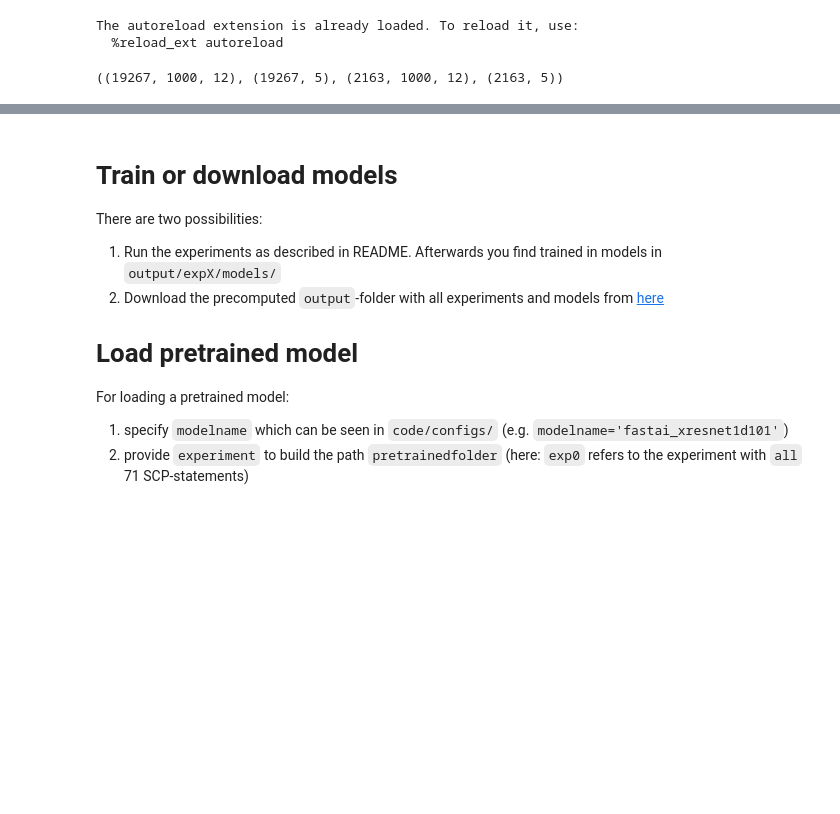
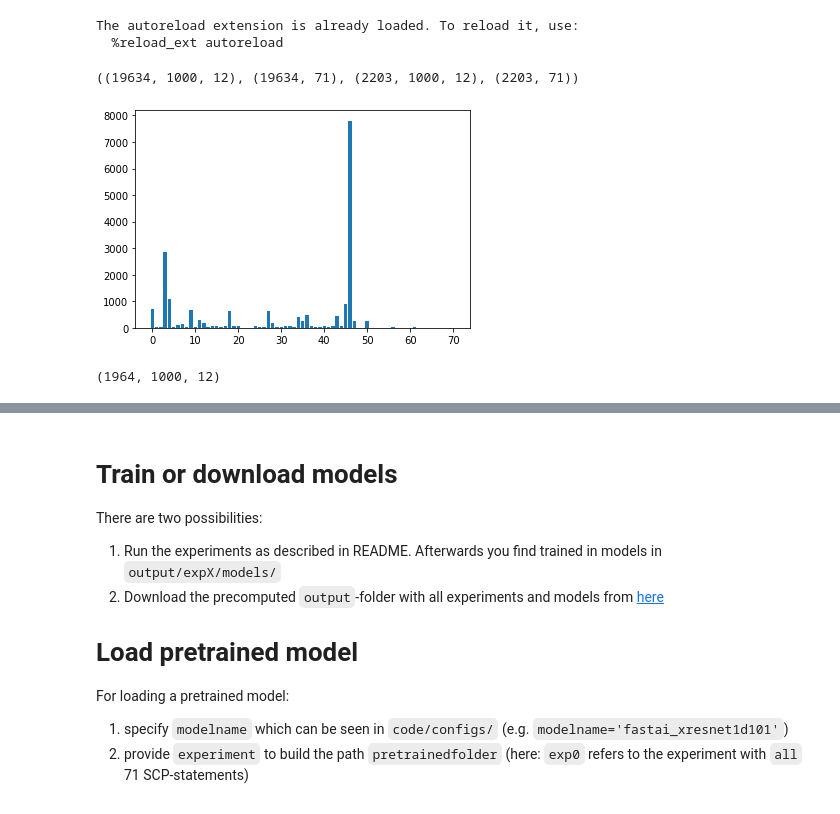
Before and after one commit to helme/ecg_ptbxl_benchmarking, a Jupyter notebook: My_Finetuning.ipynb, the cells around one changed output, grey strips where cells are left out. Drawn from its saved outputs; the diff is of its cells as text; code cells hidden in the pictures; blank space fills up the shorter version.

```diff
--- a/My_Finetuning.ipynb
+++ b/My_Finetuning.ipynb
@@ -94,7 +89,7 @@ from github_repo.code.utils import utils
 
 sampling_frequency=100
 datafolder='./data/ptb-xl-a-large-publicly-available-electrocardiography-dataset-1.0.1/'
-task='superdiagnostic'
+task='all'
 outputfolder='./github_repo/output/'
 
 
@@ -114,9 +109,16 @@ y_train = Y[labels.strat_fold < 10]
 X_val = data[labels.strat_fold == 10]
 y_val = Y[labels.strat_fold == 10]
 
-num_classes = 5         # <=== number of classes in the finetuning dataset
+num_classes = 71         # <=== number of classes in the finetuning dataset
 input_shape = [1000,12] # <=== shape of samples, [None, 12] in case of different lengths
 
 X_train.shape, y_train.shape, X_val.shape, y_val.shape
 # %% [output]
-((19267, 1000, 12), (19267, 5), (2163, 1000, 12), (2163, 5))
+((19634, 1000, 12), (19634, 71), (2203, 1000, 12), (2203, 71))
+# %%
+import matplotlib.pyplot as plt
+
+plt.bar(np.unique(y_train.argmax(axis=1),return_counts=True)[0],np.unique(y_train.argmax(axis=1),return_counts=True)[1])
+plt.show()
+# %% [output]
+[figure, added]
@@ -122,0 +129,4 @@ X_train.shape, y_train.shape, X_val.shape, y_val.shape
+# %%
+X_grid.shape
+# %% [output]
+(1964, 1000, 12)
```
Also changed, not shown: parts of 12 cells of this notebook, 1 other file.
